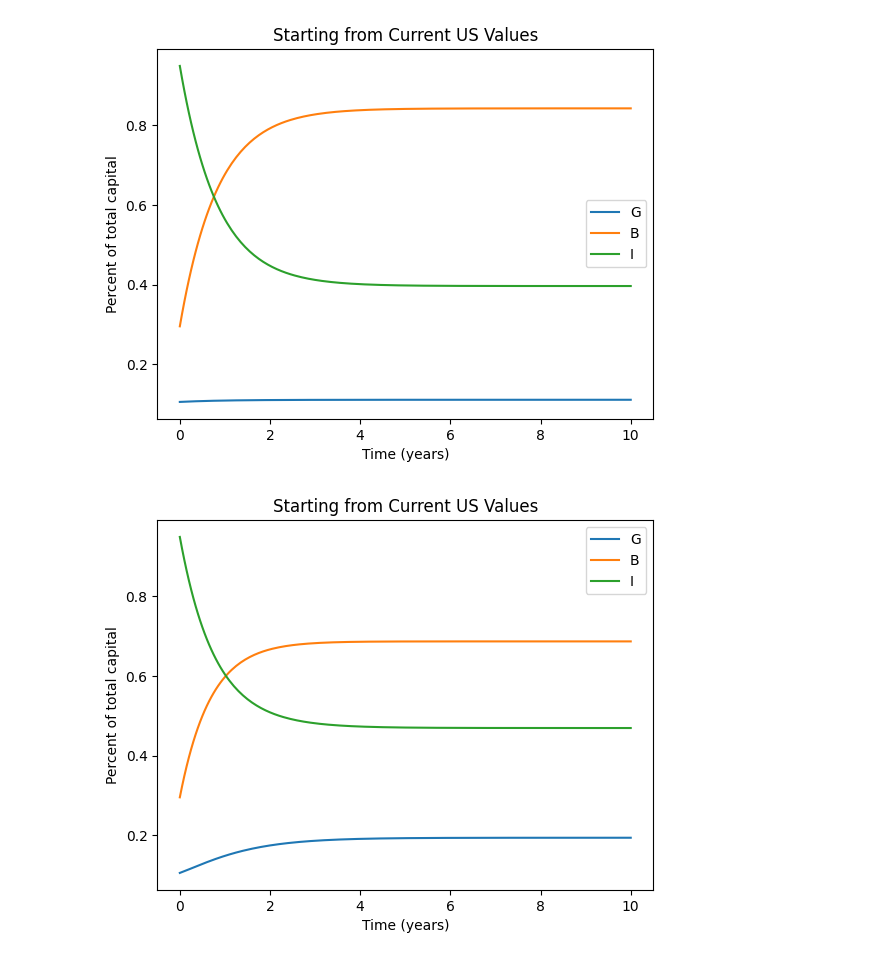
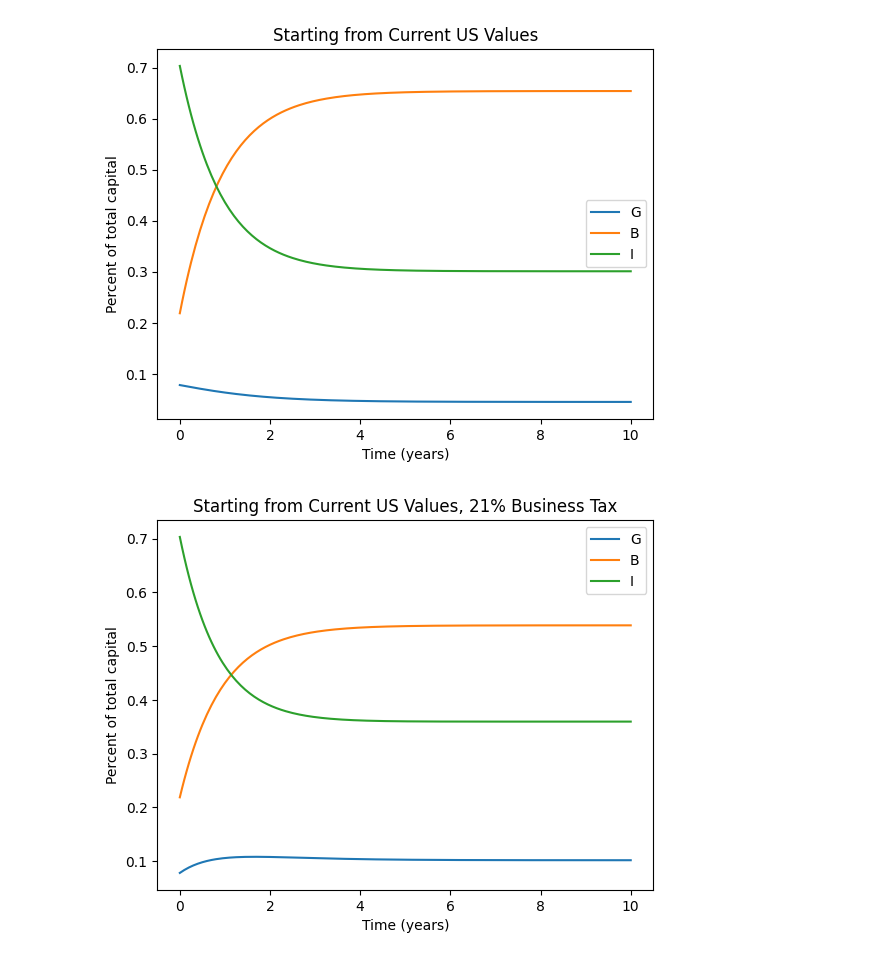
Before and after one commit to TeayounK/Vol4-Project, a Jupyter notebook: models.ipynb, the cells around one changed output. Drawn from its saved outputs; the diff is of its cells as text; code cells hidden in the pictures.

```diff
--- a/models.ipynb
+++ b/models.ipynb
@@ -14,9 +14,9 @@ delta = .25
 # Make the ODE function
 def ode(t, y):
     '''defines the ode system'''
-    return np.array([tau*y[2] + tau*y[1] - beta*y[0]-delta*y[0],
-                     alpha*y[2] + beta*y[0] - gamma*y[1] - tau*y[1],
-                     gamma*y[1] - alpha*y[2] - tau*y[2] + delta*y[0]])
+    return np.array([tau*(gamma*y[1] + delta*y[0]) + tau*(alpha*y[2] + beta*y[0]) - beta*y[0]-delta*y[0],
+                     alpha*y[2] + beta*y[0] - gamma*y[1] - tau*(alpha*y[2] + beta*y[0]),
+                     gamma*y[1] - alpha*y[2] - tau*(gamma*y[1] + delta*y[0]) + delta*y[0]])
 # Make the time domain
 t_span = (0, 10)
 # Set the initial conditions
@@ -47,14 +47,14 @@ delta = .25
 # Make the ODE function
 def ode(t, y):
     '''defines the ode system'''
-    return np.array([tau*y[2] + tau*y[1] - beta*y[0]-delta*y[0],
-                     alpha*y[2] + beta*y[0] - gamma*y[1] - tau*y[1],
-                     gamma*y[1] - alpha*y[2] - tau*y[2] + delta*y[0]])
+    return np.array([tau*(gamma*y[1] + delta*y[0]) + tau*(alpha*y[2] + beta*y[0]) - beta*y[0]-delta*y[0],
+                     alpha*y[2] + beta*y[0] - gamma*y[1] - tau*(alpha*y[2] + beta*y[0]),
+                     gamma*y[1] - alpha*y[2] - tau*(gamma*y[1] + delta*y[0]) + delta*y[0]])
 # Make the time domain
 t_span = (0, 10)
 # Set the initial conditions
 y0 = np.array([10.,28.,90.])
-y0 /= la.norm(y0)
+y0 /= la.norm(y0,1)
 # solve the system
 sol = solve_ivp(ode, t_span, y0, max_step=0.05)
 
@@ -70,39 +70,39 @@ plt.title("Starting from Current US Values")
 
 plt.savefig("current_vals1.png", dpi = 300)
 # %% [output]
-[figure, old version]
+[figure, new version]
 # %%
 tau_i = .085
 tau_b = .21
 beta = 0.7
 gamma = 0.5
 alpha = 0.75
 delta = .25
 
 # Make the ODE function
 def ode(t, y):
     '''defines the ode system'''
-    return np.array([tau_i*y[2] + tau_b*y[1] - beta*y[0]-delta*y[0],
-                     alpha*y[2] + beta*y[0] - gamma*y[1] - tau_b*y[1],
-                     gamma*y[1] - alpha*y[2] - tau_i*y[2] + delta*y[0]])
+    return np.array([tau_i*(gamma*y[1] + delta*y[0]) + tau_b*(alpha*y[2] + beta*y[0]) - beta*y[0]-delta*y[0],
+                     alpha*y[2] + beta*y[0] - gamma*y[1] - tau_b*(alpha*y[2] + beta*y[0]),
+                     gamma*y[1] - alpha*y[2] - tau_i*(gamma*y[1] + delta*y[0]) + delta*y[0]])
 # Make the time domain
 t_span = (0, 10)
 # Set the initial conditions
 y0 = np.array([10.,28.,90.])
-y0 /= la.norm(y0)
+y0 /= la.norm(y0,1)
 # solve the system
 sol = solve_ivp(ode, t_span, y0, max_step=0.05)
 
 # Plot solution and compare to actual
 plt.subplot(111)
 plt.plot(sol.t,sol.y[0], label="G")
 plt.plot(sol.t,sol.y[1], label="B")
 plt.plot(sol.t,sol.y[2], label="I")
 plt.legend()
 plt.ylabel("Percent of total capital")
 plt.xlabel("Time (years)")
-plt.title("Starting from Current US Values")
+plt.title("Starting from Current US Values, 21% Business Tax")
 
 plt.savefig("current_vals2.png", dpi = 300)
 # %% [output]
-[figure, old version]
+[figure, new version]
```
Also changed, not shown: parts of 3 cells of this notebook, 4 other files.
